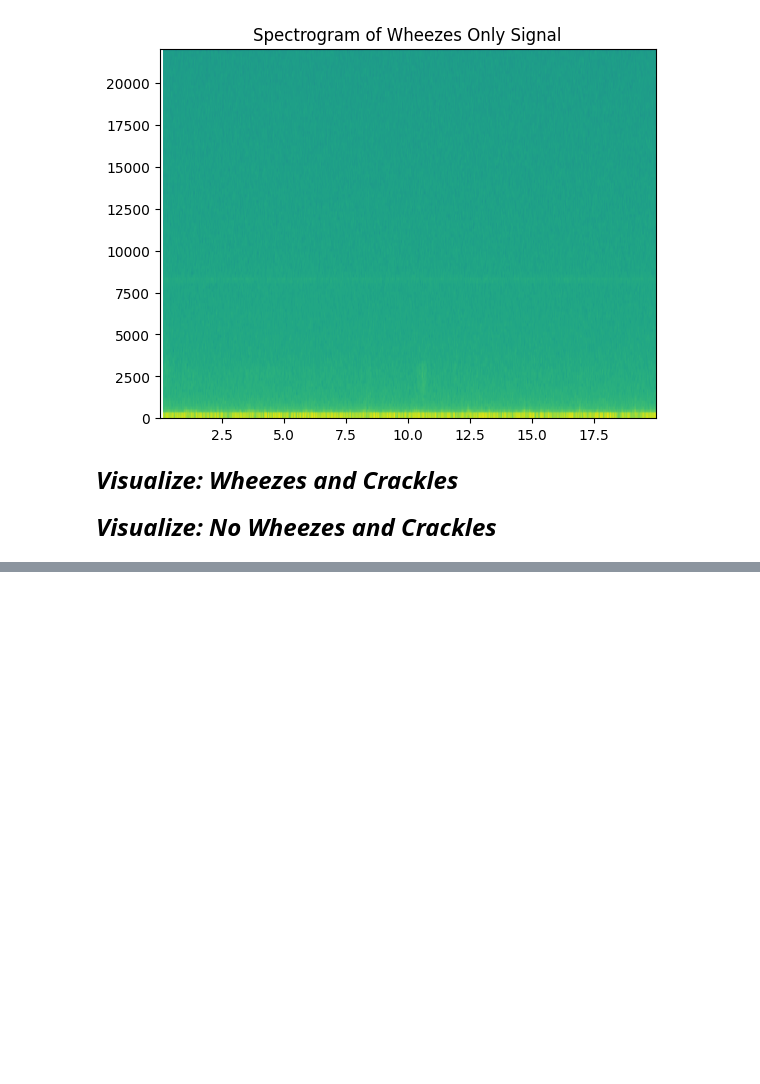
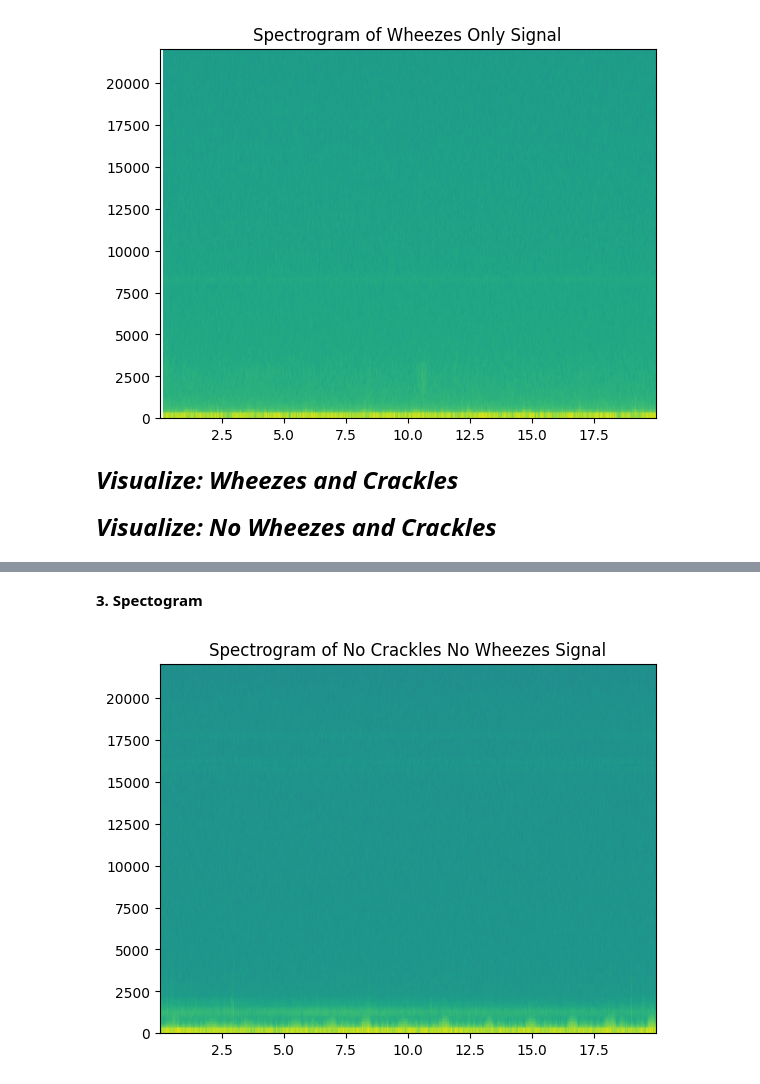
Before and after one commit to Wachiii-Raya/Signal_class_project, a Jupyter notebook: data_visualize.ipynb, the cells around one changed output, grey strips where cells are left out. Drawn from its saved outputs; the diff is of its cells as text; code cells hidden in the pictures; blank space fills up the shorter version.

```diff
--- a/data_visualize.ipynb
+++ b/data_visualize.ipynb
@@ -230,0 +282,10 @@ plt.show()
+# %% [markdown]
+**3. Spectogram**
+# %%
+#plot spectrogram, wheezes only
+plt.specgram(noCracklesNoWheezesSignal[1], Fs=noCracklesNoWheezesSignal[0])
+
+plt.title('Spectrogram of No Crackles No Wheezes Signal')
+plt.show()
+# %% [output]
+[figure, added]
```
Also changed, not shown: parts of 7 cells of this notebook.
